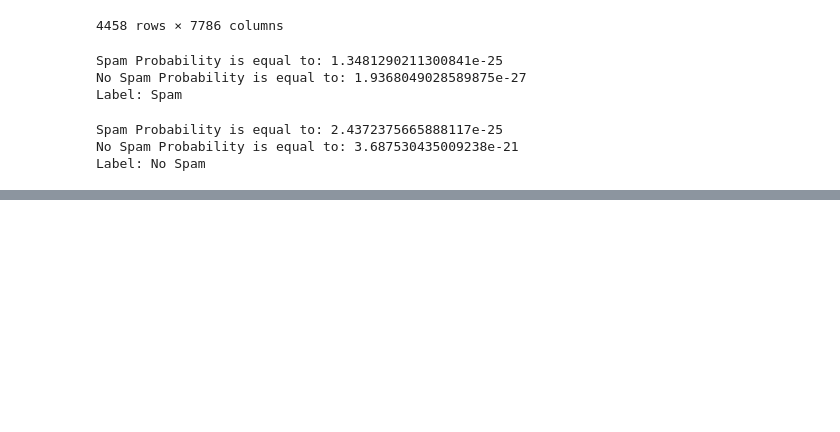
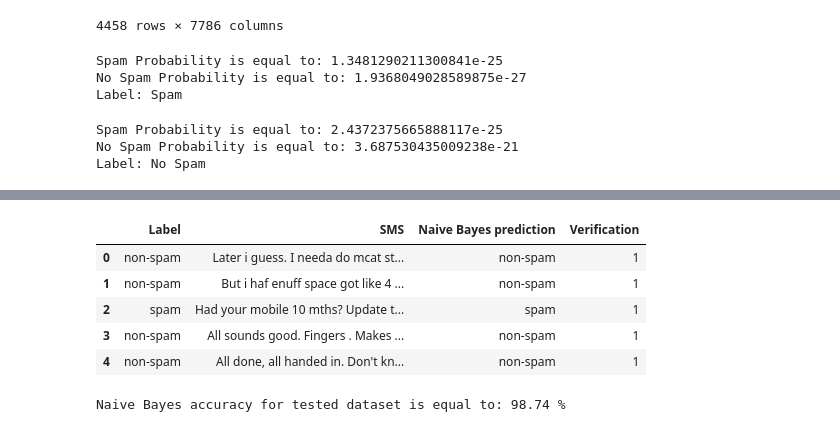
Before and after one commit to Grzegorz1997/Data-Analysis, a Jupyter notebook: Spam Filter with Naive Bayes/analysis.ipynb, the cells around one changed output, grey strips where cells are left out. Drawn from its saved outputs; the diff is of its cells as text; code cells hidden in the pictures; blank space fills up the shorter version.

```diff
--- a/Spam Filter with Naive Bayes/analysis.ipynb
+++ b/Spam Filter with Naive Bayes/analysis.ipynb
@@ -157,0 +193,16 @@ Label: No Spam
+# %%
+import numpy as np
+test_df["Verification"] = np.where(test_df["Label"] == test_df["Naive Bayes prediction"],1,0)
+test_df.head()
+# %% [output]
+|  | Label | SMS | Naive Bayes prediction | Verification |
+| 0 | non-spam | Later i guess. I needa do mcat st... | non-spam | 1 |
+| 1 | non-spam | But i haf enuff space got like 4 ... | non-spam | 1 |
+| 2 | spam | Had your mobile 10 mths? Update t... | spam | 1 |
+| 3 | non-spam | All sounds good. Fingers . Makes ... | non-spam | 1 |
+| 4 | non-spam | All done, all handed in. Don't kn... | non-spam | 1 |
+# %%
+bayes_accuracy = sum(test_df["Verification"] / len(test_df))
+print(f"Naive Bayes accuracy for tested dataset is equal to: {str(round(bayes_accuracy* 100,2))} %")
+# %% [output]
+Naive Bayes accuracy for tested dataset is equal to: 98.74 %
```
Also changed, not shown: parts of 2 cells of this notebook.
